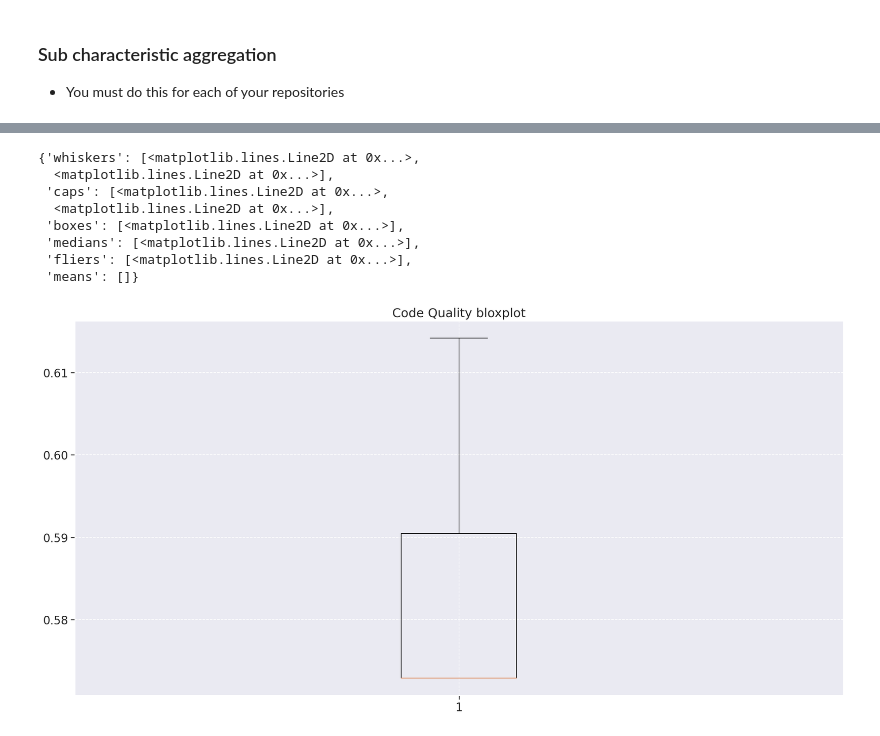
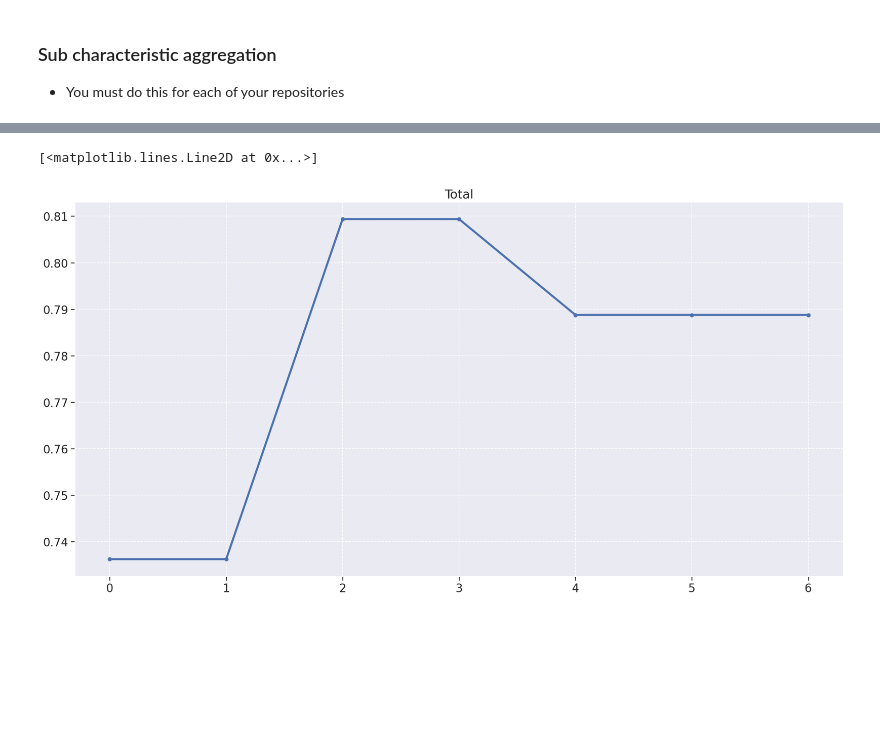
Before and after one commit to fga-eps-mds/2021-2-Eu_Pescador-Doc, a Jupyter notebook: analytics/analytics.ipynb, the cells around one changed output, grey strips where cells are left out. Saved outputs shown, nothing was run; the diff lists cells and outputs as text; code cells hidden in the pictures; blank space fills up the shorter version.

```diff
--- a/analytics/analytics.ipynb
+++ b/analytics/analytics.ipynb
@@ -327,17 +251,17 @@ def m1(df):
 # %%
 def m2(df):
 
-    density_of_commented_files = len(df[(df['comment_lines_density'].astype(float) > 10) & (df['comment_lines_density'].astype(float) < 30)])/len(df)
+    density_comment_files = len(df[(df['comment_lines_density'].astype(float) > 10) & (df['comment_lines_density'].astype(float) < 30)])/len(df)
 
-    return density_of_commented_files
+    return density_comment_files
 # %% [markdown]
 ##### DUPLICATIONS
 # %%
 def m3(df):
 
-    absence_of_duplications = len(df[(df['duplicated_lines_density'].astype(float) < 5)])/len(df)
+    duplication = len(df[(df['duplicated_lines_density'].astype(float) < 5)])/len(df)
 
-    return absence_of_duplications
+    return duplication
 # %% [markdown]
 # Quality Aspect - Reliability
 ## Factor - Testing Status
@@ -398,23 +301,23 @@ def create_metrics_df(df):
     m4_list = []
     m5_list = []
     m6_list = []
-    m7_list = []
 
     ncloc_list = []
     repository_list = []
     version_list = []
 
     metrics_df = pd.DataFrame()
+
     for version in version_vec:
+
         version_df = df[df['version'] == version]
 
         m1_list.append(m1(version_df))
         m2_list.append(m2(version_df))
         m3_list.append(m3(version_df))
-        m4_list.append(m4(version_df))
-        m5_list.append(m5(version_df))
-        m6_list.append(m6(version_df))
-        m7_list.append(m7(version_df))
+        m4_list.append(m3(version_df))
+        m5_list.append(m3(version_df))
+        m6_list.append(m3(version_df))
 
         ncloc_list.append(_ncloc(version_df))
         repository_list.append(version_df['repository'].iloc[0])
@@ -423,10 +326,9 @@ def create_metrics_df(df):
     metrics_df = pd.DataFrame({'m1': m1_list,
                                'm2': m2_list,
                                'm3': m3_list,
-                               'm4': m4_list,
-                               'm5': m5_list,
-                               'm6': m6_list,
-                               'm7': m7_list,
+                               'm4': m3_list,
+                               'm5': m3_list,
+                               'm6': m3_list,
                                'repository': repository_list,
                                'version': version_list,
                                'ncloc': ncloc_list})
@@ -520,18 +413,17 @@ pm2 = 0.33
 pm3 = 0.33
 pm4 = 0.15
 pm5 = 0.15
-pm6 = 0.15
-pm7 = 0.7
+pm6 = 0.7
 
 repo1_metrics['code_quality'] = ((repo1_metrics['m1']*pm1) + (repo1_metrics['m2']*pm2) + (repo1_metrics['m3']*pm3)) * psc1
 repo2_metrics['code_quality'] = ((repo2_metrics['m1']*pm1) + (repo2_metrics['m2']*pm2) + (repo2_metrics['m3']*pm3)) * psc1
 repo3_metrics['code_quality'] = ((repo3_metrics['m1']*pm1) + (repo3_metrics['m2']*pm2) + (repo3_metrics['m3']*pm3)) * psc1
 repo4_metrics['code_quality'] = ((repo4_metrics['m1']*pm1) + (repo4_metrics['m2']*pm2) + (repo4_metrics['m3']*pm3)) * psc1
 
-repo1_metrics['testing_status'] = ((repo1_metrics['m4']*pm4) + (repo1_metrics['m5']*pm5) + (repo1_metrics['m6']*pm6) + (repo1_metrics['m7']*pm7)) * psc2
-repo2_metrics['testing_status'] = ((repo2_metrics['m4']*pm4) + (repo2_metrics['m5']*pm5) + (repo2_metrics['m6']*pm6) + (repo2_metrics['m7']*pm7)) * psc2
-repo3_metrics['testing_status'] = ((repo3_metrics['m4']*pm4) + (repo3_metrics['m5']*pm5) + (repo3_metrics['m6']*pm6) + (repo3_metrics['m7']*pm7)) * psc2
-repo4_metrics['testing_status'] = ((repo4_metrics['m4']*pm4) + (repo4_metrics['m5']*pm5) + (repo4_metrics['m6']*pm6) + (repo4_metrics['m7']*pm7)) * psc2
+repo1_metrics['testing_status'] = ((repo1_metrics['m4']*pm4) + (repo1_metrics['m5']*pm5) + (repo1_metrics['m6']*pm6)) * psc2
+repo2_metrics['testing_status'] = ((repo2_metrics['m4']*pm4) + (repo2_metrics['m5']*pm5) + (repo2_metrics['m6']*pm6)) * psc2
+repo3_metrics['testing_status'] = ((repo3_metrics['m4']*pm4) + (repo3_metrics['m5']*pm5) + (repo3_metrics['m6']*pm6)) * psc2
+repo4_metrics['testing_status'] = ((repo4_metrics['m4']*pm4) + (repo4_metrics['m5']*pm5) + (repo4_metrics['m6']*pm6)) * psc2
 # %%
 fig = plt.figure(figsize=(20, 10))
 
@@ -673,15 +478,8 @@ plt.axvline(metrics_df['testing_status'].mean(), color='k', linestyle='dashed')
 # %%
 fig = plt.figure(figsize=(20, 10))
 
-plt.title("Code Quality bloxplot")
-plt.boxplot(metrics_df['code_quality'])
+plt.title('Total')
+plt.plot(metrics_df['total'], linewidth=3, marker='o', markersize=5)
 # %% [output]
-{'whiskers': [<matplotlib.lines.Line2D at 0x...>,
-  <matplotlib.lines.Line2D at 0x...>],
- 'caps': [<matplotlib.lines.Line2D at 0x...>,
-  <matplotlib.lines.Line2D at 0x...>],
- 'boxes': [<matplotlib.lines.Line2D at 0x...>],
- 'medians': [<matplotlib.lines.Line2D at 0x...>],
- 'fliers': [<matplotlib.lines.Line2D at 0x...>],
- 'means': []}
+[<matplotlib.lines.Line2D at 0x...>]
-[figure, old version]
+[figure, new version]
```
Also changed, not shown: parts of 35 cells of this notebook, 1 other file.
